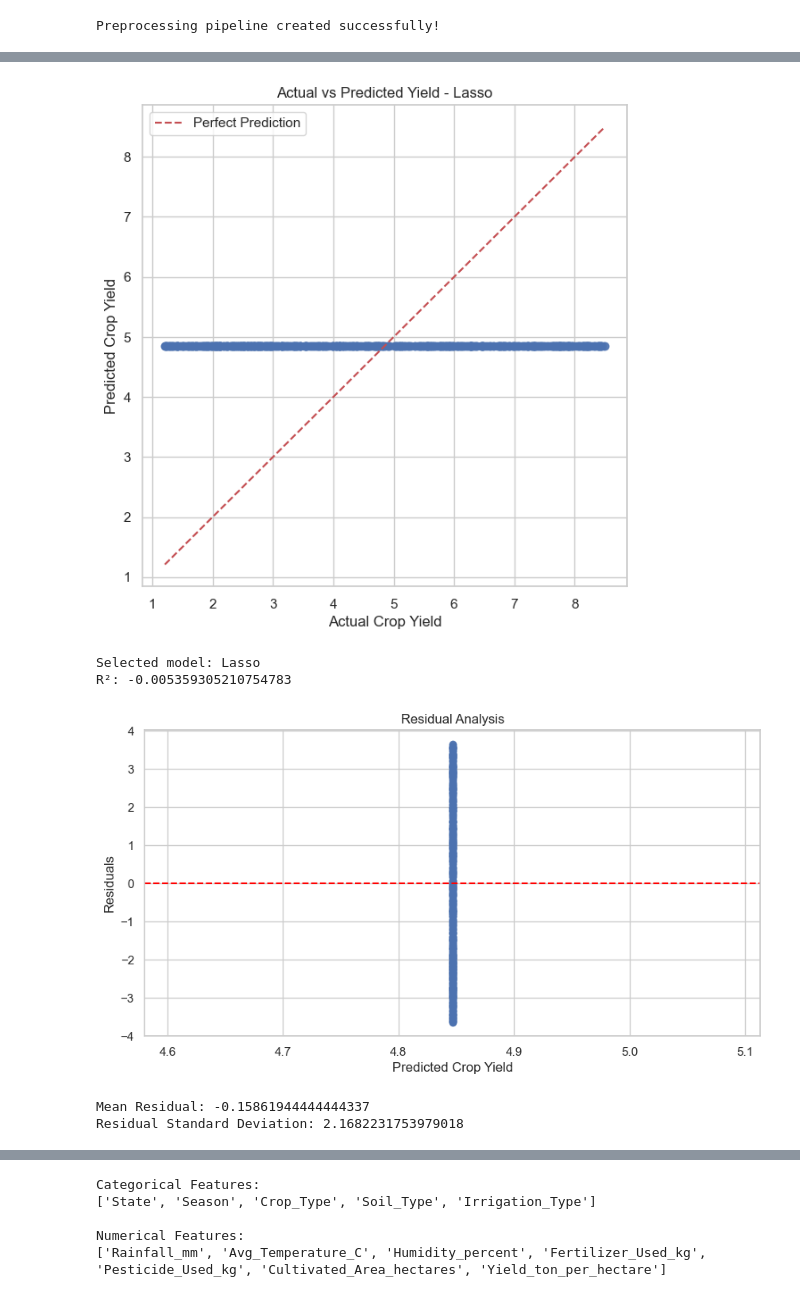
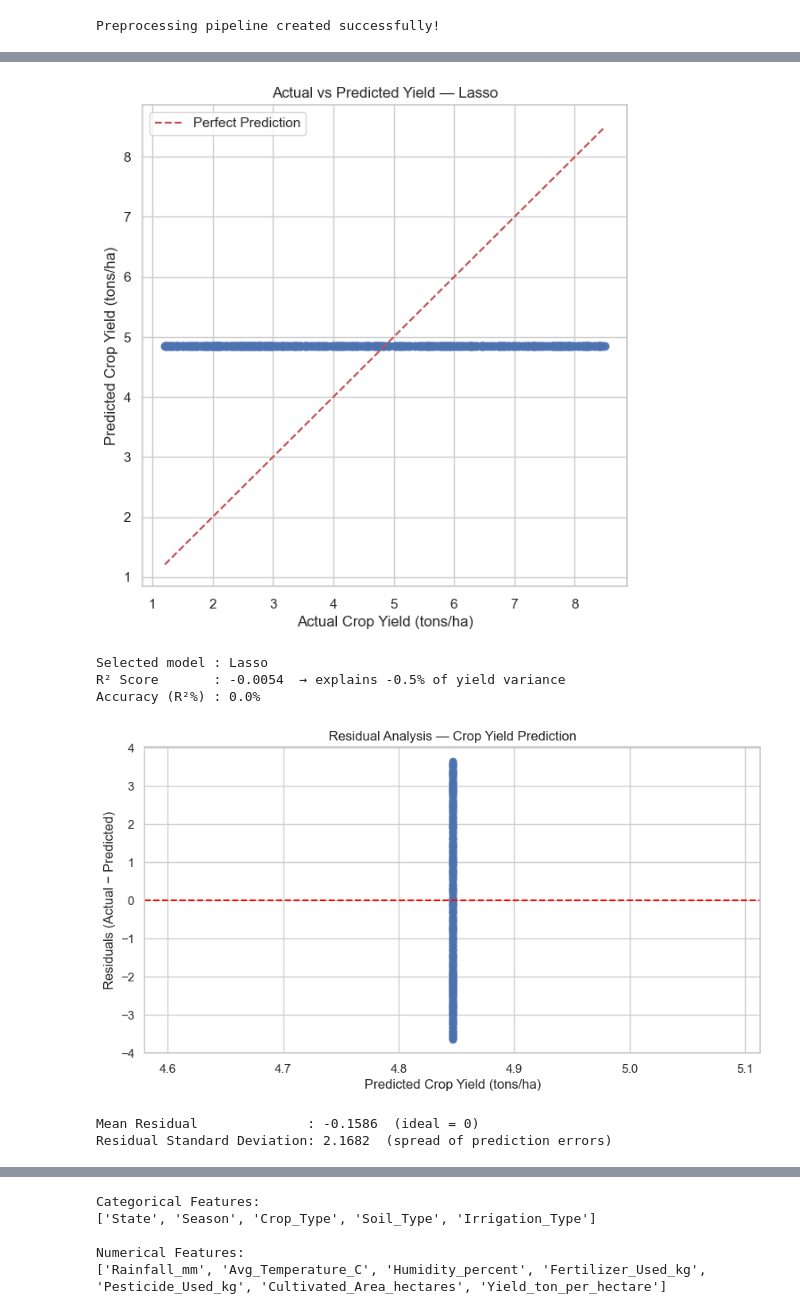
Before and after one commit to Aadish2003/AgriSmart-Dashboard, a Jupyter notebook: rain.ipynb, the cells around one changed output, grey strips where cells are left out. Drawn from its saved outputs; the diff is of its cells as text; code cells hidden in the pictures.

```diff
--- a/rain.ipynb
+++ b/rain.ipynb
@@ -575,5 +819,16 @@ plt.show()
 # %%
-best_model_name = results_df.iloc[0]["Model"]
+# =============================================================================
+# CELL 14 | ACTUAL vs PREDICTED — BEST MODEL
+# PURPOSE : Scatter plot of actual yield vs predicted yield for the best model.
+# WHY     : A scatter plot along the perfect-prediction diagonal (y=x red line)
+#           reveals systematic biases:
+#           - Points above diagonal → model under-predicts high yields
+#           - Points below diagonal → model over-predicts low yields
+#           - Points clustered tightly along diagonal → excellent model
+#   The R² printed below the chart confirms the proportion of variance explained.
+# =============================================================================
+
+best_model_name = results_df.iloc[0]["Model"]   # Top-ranked model by RMSE
 
 best_model = trained_models[best_model_name]
 
@@ -584,7 +839,7 @@ plt.figure(figsize=(7, 7))
 plt.scatter(
     y_test,
     best_predictions,
-    alpha=0.6
+    alpha=0.6              # Transparency to reveal overlapping points
 )
 
 minimum = min(y_test.min(), best_predictions.min())
@@ -593,48 +848,63 @@ maximum = max(y_test.max(), best_predictions.max())
 plt.plot(
     [minimum, maximum],
     [minimum, maximum],
-    "r--",
+    "r--",                 # Red dashed line = perfect prediction (y=x)
     label="Perfect Prediction"
 )
 
-plt.xlabel("Actual Crop Yield")
-plt.ylabel("Predicted Crop Yield")
-plt.title(f"Actual vs Predicted Yield - {best_model_name}")
+plt.xlabel("Actual Crop Yield (tons/ha)")
+plt.ylabel("Predicted Crop Yield (tons/ha)")
+plt.title(f"Actual vs Predicted Yield — {best_model_name}")
 plt.legend()
 plt.show()
 
-print("Selected model:", best_model_name)
-print("R²:", r2_score(y_test, best_predictions))
+r2_best = r2_score(y_test, best_predictions)
+print(f"Selected model : {best_model_name}")
+print(f"R² Score       : {r2_best:.4f}  → explains {r2_best*100:.1f}% of yield variance")
+print(f"Accuracy (R²%) : {max(0, r2_best)*100:.1f}%")
 # %% [output]
-[figure, old version]
+[figure, new version]
-Selected model: Lasso
-R²: -0.005359305210754783
+Selected model : Lasso
+R² Score       : -0.0054  → explains -0.5% of yield variance
+Accuracy (R²%) : 0.0%
 # %%
-residuals = y_test - best_predictions
+# =============================================================================
+# CELL 15 | RESIDUAL ANALYSIS
+# PURPOSE : Inspect the distribution of prediction residuals (actual - predicted)
+#           to diagnose model bias and heteroscedasticity.
+# WHY     :
+#   - A GOOD model: residuals scatter randomly around zero (red dashed line)
+#     with no visible pattern → errors are random noise, not systematic bias.
+#   - A BAD model: residuals show a funnel shape (heteroscedasticity) or
+#     curves (non-linearity not captured) → indicates the model is mis-specified.
+# GOAL    : Mean residual ≈ 0 and no obvious structure in the scatter.
+# =============================================================================
+
+residuals = y_test - best_predictions   # Positive = model under-predicted; Negative = over-predicted
 
 plt.figure(figsize=(10, 5))
 
 plt.scatter(
     best_predictions,
     residuals,
     alpha=0.6
 )
 
 plt.axhline(
     y=0,
     color="red",
-    linestyle="--"
+    linestyle="--"   # Zero-residual reference line
 )
 
-plt.xlabel("Predicted Crop Yield")
-plt.ylabel("Residuals")
-plt.title("Residual Analysis")
+plt.xlabel("Predicted Crop Yield (tons/ha)")
+plt.ylabel("Residuals (Actual − Predicted)")
+plt.title("Residual Analysis — Crop Yield Prediction")
 plt.show()
 
-print("Mean Residual:", residuals.mean())
-print("Residual Standard Deviation:", residuals.std())
+print(f"Mean Residual              : {residuals.mean():.4f}  (ideal = 0)")
+print(f"Residual Standard Deviation: {residuals.std():.4f}  (spread of prediction errors)")
 # %% [output]
-[figure, old version]
+[figure, new version]
-Mean Residual: -0.15861944444444337
-Residual Standard Deviation: 2.1682231753979018
+Mean Residual              : -0.1586  (ideal = 0)
+Residual Standard Deviation: 2.1682  (spread of prediction errors)
 # %%
```
Also changed, not shown: parts of 37 cells of this notebook, 2 other files.
